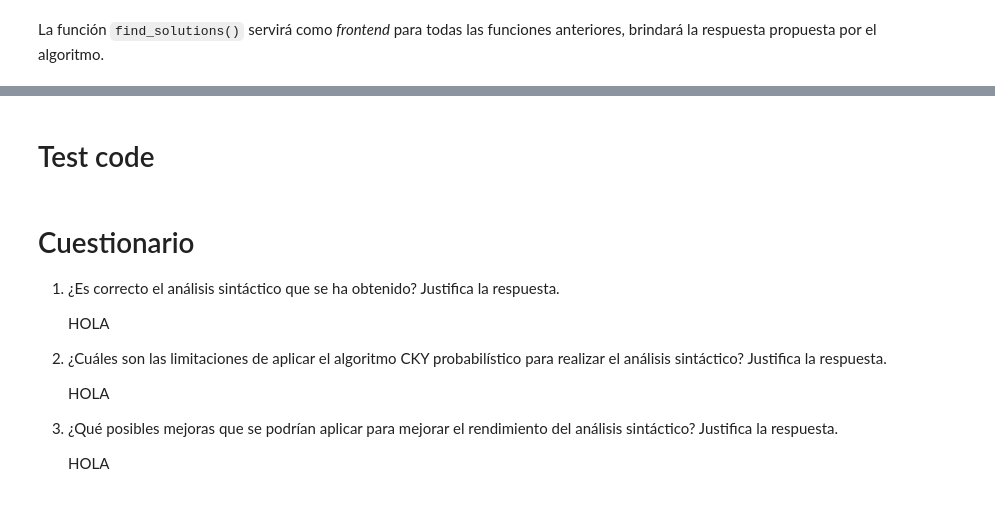
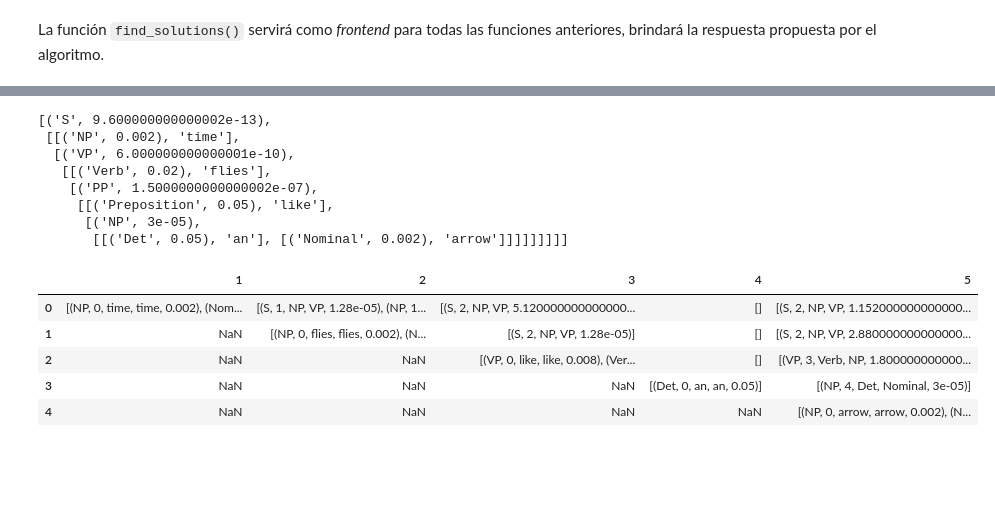
Before and after one commit to genomorro/unir, a Jupyter notebook: Actividad2.ipynb, the cells around one changed output, grey strips where cells are left out. Drawn from its saved outputs; the diff is of its cells as text; code cells hidden in the pictures; blank space fills up the shorter version.

```diff
--- a/Actividad2.ipynb
+++ b/Actividad2.ipynb
@@ -422,8 +416,20 @@ pprint(options)
 # %%
-options = find_solutions("Time flies like an arrow",
-                        grammar_rules(file_grammar),
-                        lexicon_dictionary,
-                        "S",probabilities)
+options, matrix = find_solutions("Time flies like an arrow",
+                        grammar_rules,lexicon_rules,"S",probabilities)
 pprint(options)
+matrix
+# %% [output]
+[('S', 9.600000000000002e-13),
+ [[('NP', 0.002), 'time'],
+  [('VP', 6.000000000000001e-10),
+   [[('Verb', 0.02), 'flies'],
+    [('PP', 1.5000000000000002e-07),
+     [[('Preposition', 0.05), 'like'],
+      [('NP', 3e-05),
+       [[('Det', 0.05), 'an'], [('Nominal', 0.002), 'arrow']]]]]]]]]
+|  | 1 | 2 | 3 | 4 | 5 |
+| 0 | [(NP, 0, time, time, 0.002), (Nom... | [(S, 1, NP, VP, 1.28e-05), (NP, 1... | [(S, 2, NP, VP, 5.120000000000000... | [] | [(S, 2, NP, VP, 1.152000000000000... |
+| 1 | NaN | [(NP, 0, flies, flies, 0.002), (N... | [(S, 2, NP, VP, 1.28e-05)] | [] | [(S, 2, NP, VP, 2.880000000000000... |
+| 2 | NaN | NaN | [(VP, 0, like, like, 0.008), (Ver... | [] | [(VP, 3, Verb, NP, 1.800000000000... |
+| 3 | NaN | NaN | NaN | [(Det, 0, an, an, 0.05)] | [(NP, 4, Det, Nominal, 3e-05)] |
+| 4 | NaN | NaN | NaN | NaN | [(NP, 0, arrow, arrow, 0.002), (N... |
-# %% [markdown]
-# Test code
@@ -456,14 +435,0 @@ print(df)
-# %% [markdown]
-# Cuestionario
-
-1. ¿Es correcto el análisis sintáctico que se ha obtenido? Justifica la respuesta.
-
-    HOLA
-
-2. ¿Cuáles son las limitaciones de aplicar el algoritmo CKY probabilístico para realizar el análisis sintáctico? Justifica la respuesta.
-
-    HOLA
-
-3. ¿Qué posibles mejoras que se podrían aplicar para mejorar el rendimiento del análisis sintáctico? Justifica la respuesta.
-
-    HOLA
```
Also changed, not shown: parts of 24 cells of this notebook, 1 other file.
